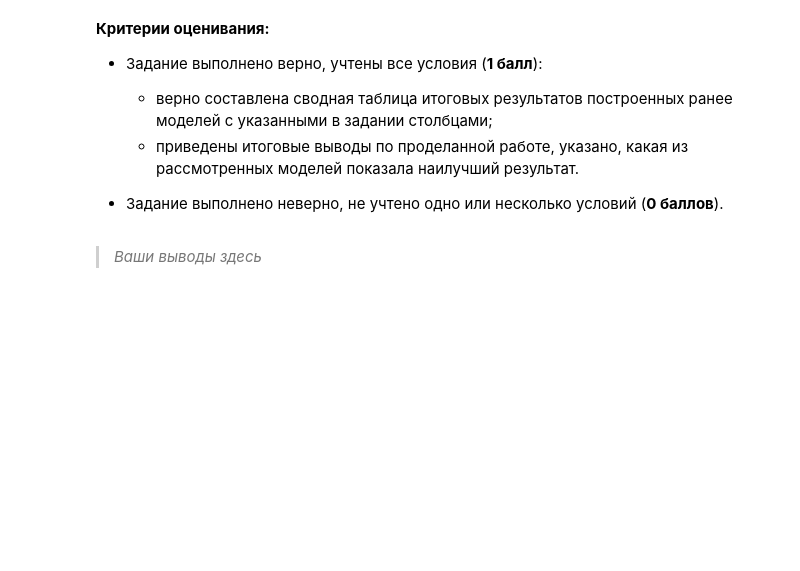
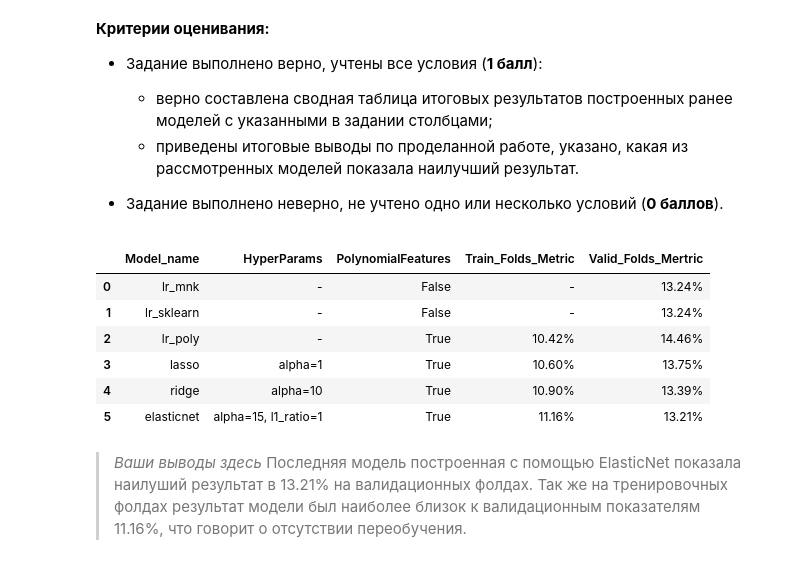
Before and after one commit to Kagemushe/sf_data_science, a Jupyter notebook: Block_5/MATH_ML-2._Практика._Ноутбук-шаблон.ipynb, the cells around one changed output. Drawn from its saved outputs; the diff is of its cells as text; code cells hidden in the pictures; blank space fills up the shorter version.

```diff
--- a/Block_5/MATH_ML-2._Практика._Ноутбук-шаблон.ipynb
+++ b/Block_5/MATH_ML-2._Практика._Ноутбук-шаблон.ipynb
@@ -644,5 +644,24 @@ MAPE на валидационных фолдах: 13.21 %
 - Задание выполнено неверно, не учтено одно или несколько условий (**0 баллов**).
 # %%
 # Ваш код здесь
+
+model_result_DF = pd.DataFrame({
+    'Model_name': ['lr_mnk', 'lr_sklearn', 'lr_poly', 'lasso', 'ridge', 'elasticnet'],
+    'HyperParams': ['-', '-', '-', 'alpha=1', 'alpha=10', 'alpha=15, l1_ratio=1'],
+    'PolynomialFeatures':['False', 'False', 'True', 'True', 'True', 'True'],
+    'Train_Folds_Metric':['-', '-', '10.42%', '10.60%', '10.90%', '11.16%'],
+    'Valid_Folds_Mertric':['13.24%', '13.24%', '14.46%', '13.75%', '13.39%', '13.21%']
+})
+
+model_result_DF
+# %% [output]
+|  | Model_name | HyperParams | PolynomialFeatures | Train_Folds_Metric | Valid_Folds_Mertric |
+| 0 | lr_mnk | - | False | - | 13.24% |
+| 1 | lr_sklearn | - | False | - | 13.24% |
+| 2 | lr_poly | - | True | 10.42% | 14.46% |
+| 3 | lasso | alpha=1 | True | 10.60% | 13.75% |
+| 4 | ridge | alpha=10 | True | 10.90% | 13.39% |
+| 5 | elasticnet | alpha=15, l1_ratio=1 | True | 11.16% | 13.21% |
 # %% [markdown]
 > *Ваши выводы здесь*
+Последняя модель построенная с помощью ElasticNet показала наилуший результат в 13.21% на валидационных фолдах. Так же на тренировочных фолдах результат модели был наиболее близок к валидационным показателям 11.16%, что говорит о отсутствии переобучения.
```
Also changed, not shown: parts of 3 cells of this notebook.
